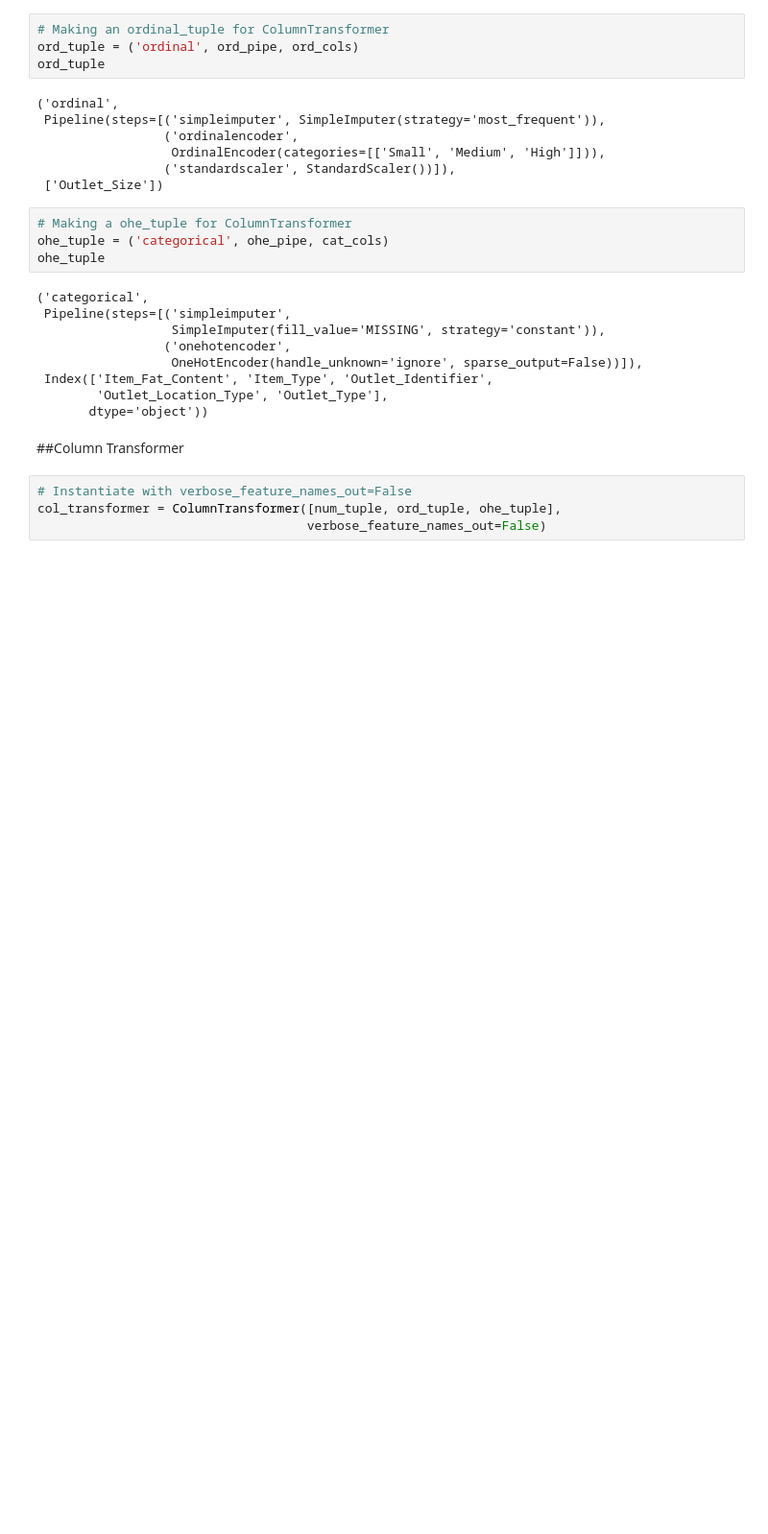
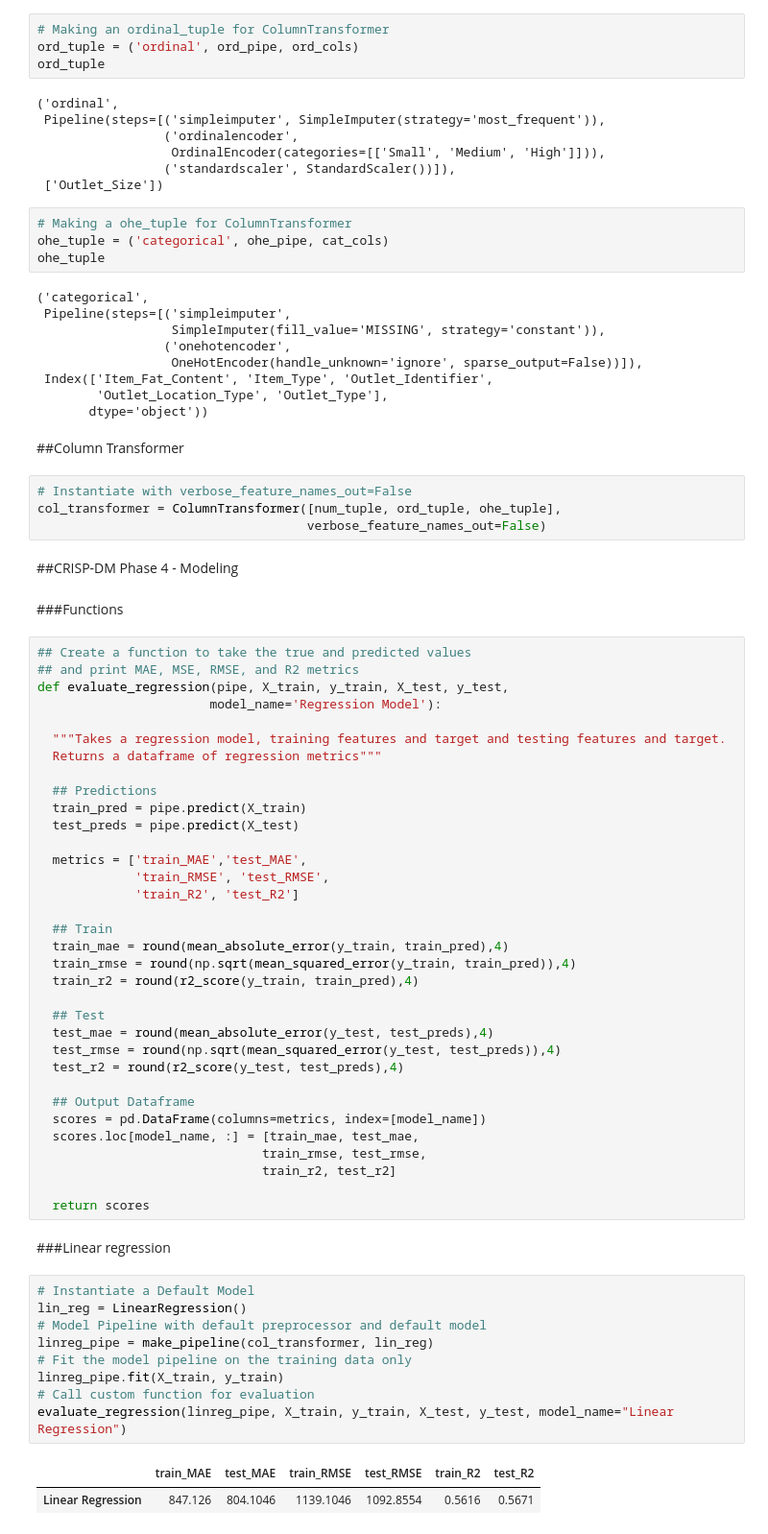
Before and after one commit to vcnzx/Prediction-Of-Product-Sales, a Jupyter notebook: ML_PredictionOfProductSales.ipynb, the cells around one changed output. Shown at 96% size. Saved outputs shown, nothing was run; the diff lists cells and outputs as text; blank space fills up the shorter version.

```diff
--- a/ML_PredictionOfProductSales.ipynb
+++ b/ML_PredictionOfProductSales.ipynb
@@ -248,3 +266,55 @@ ohe_tuple
 # Instantiate with verbose_feature_names_out=False
 col_transformer = ColumnTransformer([num_tuple, ord_tuple, ohe_tuple],
                                     verbose_feature_names_out=False)
+# %% [markdown]
+##CRISP-DM Phase 4 - Modeling
+# %% [markdown]
+###Functions
+# %%
+## Create a function to take the true and predicted values
+## and print MAE, MSE, RMSE, and R2 metrics
+def evaluate_regression(pipe, X_train, y_train, X_test, y_test,
+                       model_name='Regression Model'):
+
+  """Takes a regression model, training features and target and testing features and target.
+  Returns a dataframe of regression metrics"""
+
+  ## Predictions
+  train_pred = pipe.predict(X_train)
+  test_preds = pipe.predict(X_test)
+
+  metrics = ['train_MAE','test_MAE',
+             'train_RMSE', 'test_RMSE',
+             'train_R2', 'test_R2']
+
+  ## Train
+  train_mae = round(mean_absolute_error(y_train, train_pred),4)
+  train_rmse = round(np.sqrt(mean_squared_error(y_train, train_pred)),4)
+  train_r2 = round(r2_score(y_train, train_pred),4)
+
+  ## Test
+  test_mae = round(mean_absolute_error(y_test, test_preds),4)
+  test_rmse = round(np.sqrt(mean_squared_error(y_test, test_preds)),4)
+  test_r2 = round(r2_score(y_test, test_preds),4)
+
+  ## Output Dataframe
+  scores = pd.DataFrame(columns=metrics, index=[model_name])
+  scores.loc[model_name, :] = [train_mae, test_mae,
+                              train_rmse, test_rmse,
+                              train_r2, test_r2]
+
+  return scores
+# %% [markdown]
+###Linear regression
+# %%
+# Instantiate a Default Model
+lin_reg = LinearRegression()
+# Model Pipeline with default preprocessor and default model
+linreg_pipe = make_pipeline(col_transformer, lin_reg)
+# Fit the model pipeline on the training data only
+linreg_pipe.fit(X_train, y_train)
+# Call custom function for evaluation
+evaluate_regression(linreg_pipe, X_train, y_train, X_test, y_test, model_name="Linear Regression")
+# %% [output]
+|  | train_MAE | test_MAE | train_RMSE | test_RMSE | train_R2 | test_R2 |
+| Linear Regression | 847.126 | 804.1046 | 1139.1046 | 1092.8554 | 0.5616 | 0.5671 |
```
Also changed, not shown: parts of 17 cells of this notebook.
